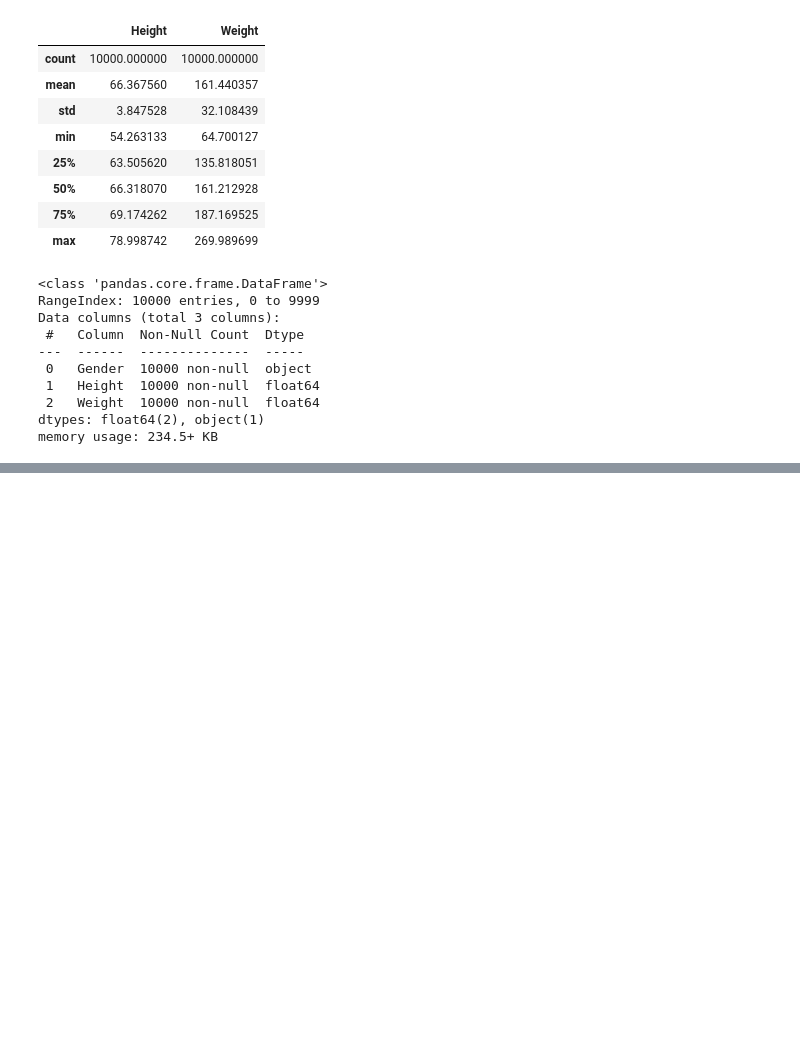
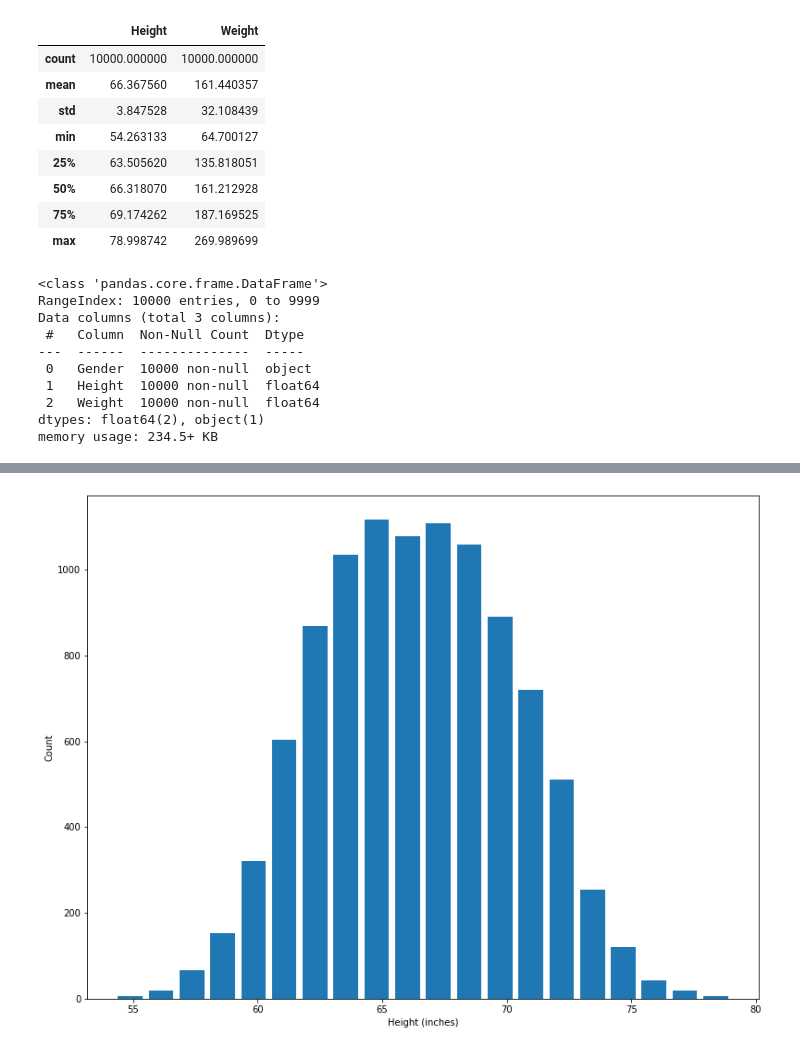
Before and after one commit to ngnambka00-github/eda-ml-practice, a Jupyter notebook: src/YB.Rin_Nguyen_Python/remove_outliers.ipynb, the cells around one changed output, grey strips where cells are left out. Saved outputs shown, nothing was run; the diff lists cells and outputs as text; code cells hidden in the pictures; blank space fills up the shorter version.

```diff
--- a/src/YB.Rin_Nguyen_Python/remove_outliers.ipynb
+++ b/src/YB.Rin_Nguyen_Python/remove_outliers.ipynb
@@ -42,0 +118,8 @@ memory usage: 234.5+ KB
+# %%
+import matplotlib.pyplot as plt
+import matplotlib
+%matplotlib inline
+matplotlib.rcParams["figure.figsize"] = (13, 10)
+# %%
+df = pd.read_csv("../../data/outliers/weight-height.csv")
+df.sample(5)
@@ -42,0 +133,7 @@ memory usage: 234.5+ KB
+# %%
+plt.hist(df["Height"], bins=20, rwidth=0.8)
+plt.xlabel("Height (inches)")
+plt.ylabel("Count")
+plt.show()
+# %% [output]
+[figure, added]
```
Also changed, not shown: parts of 26 cells of this notebook, 4 other files.
